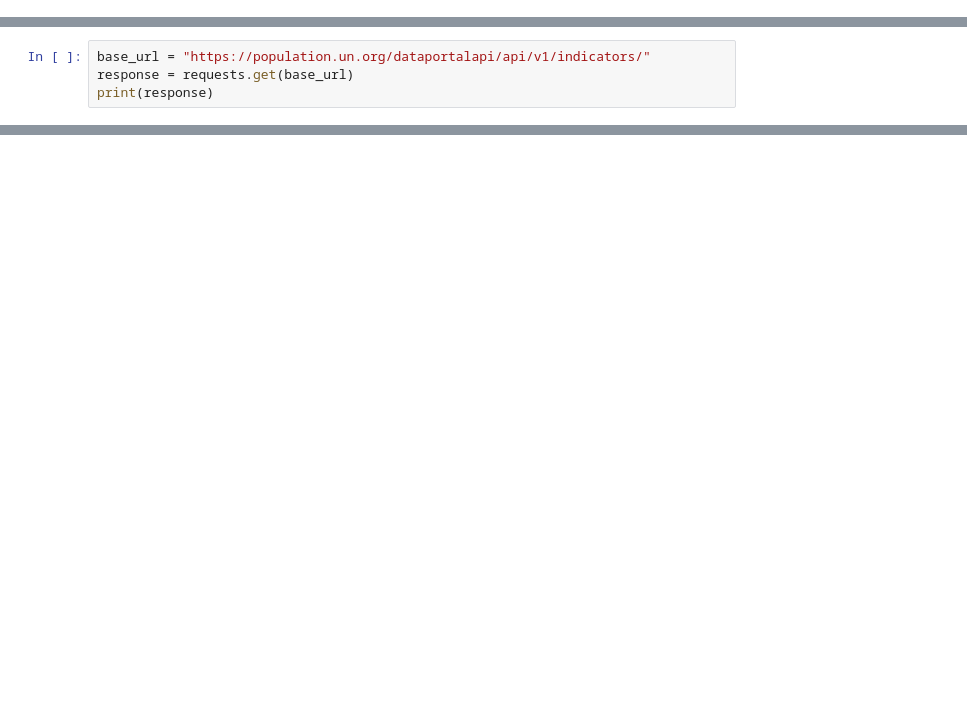
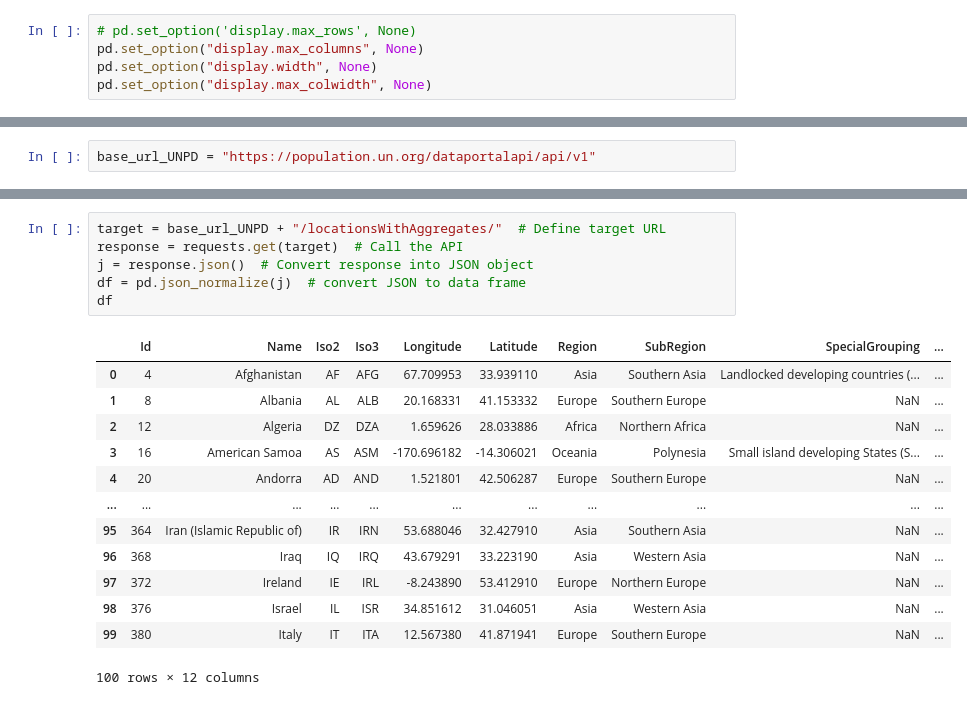
Before and after one commit to jorgeav527/life-expectancy, a Jupyter notebook: draft/API.ipynb, the cells around one changed output, grey strips where cells are left out. Cells and saved outputs as stored; diff of their text form; blank space fills up the shorter version.

```diff
--- a/draft/API.ipynb
+++ b/draft/API.ipynb
@@ -8,0 +15,5 @@ from pathlib import Path
+# %%
+# pd.set_option('display.max_rows', None)
+pd.set_option("display.max_columns", None)
+pd.set_option("display.width", None)
+pd.set_option("display.max_colwidth", None)
@@ -50,5 +629,3 @@ not_countries = [
 # %%
-base_url = "https://population.un.org/dataportalapi/api/v1/indicators/"
-response = requests.get(base_url)
-print(response)
+base_url_UNPD = "https://population.un.org/dataportalapi/api/v1"
 # %% [output]
@@ -55,0 +673,20 @@ print(response)
+# %%
+target = base_url_UNPD + "/locationsWithAggregates/"  # Define target URL
+response = requests.get(target)  # Call the API
+j = response.json()  # Convert response into JSON object
+df = pd.json_normalize(j)  # convert JSON to data frame
+df
+# %% [output]
+|  | Id | Name | Iso2 | Iso3 | Longitude | Latitude | Region | SubRegion | SpecialGrouping | ... |
+| 0 | 4 | Afghanistan | AF | AFG | 67.709953 | 33.939110 | Asia | Southern Asia | Landlocked developing countries (... | ... |
+| 1 | 8 | Albania | AL | ALB | 20.168331 | 41.153332 | Europe | Southern Europe | NaN | ... |
+| 2 | 12 | Algeria | DZ | DZA | 1.659626 | 28.033886 | Africa | Northern Africa | NaN | ... |
+| 3 | 16 | American Samoa | AS | ASM | -170.696182 | -14.306021 | Oceania | Polynesia | Small island developing States (S... | ... |
+| 4 | 20 | Andorra | AD | AND | 1.521801 | 42.506287 | Europe | Southern Europe | NaN | ... |
+| ... | ... | ... | ... | ... | ... | ... | ... | ... | ... | ... |
+| 95 | 364 | Iran (Islamic Republic of) | IR | IRN | 53.688046 | 32.427910 | Asia | Southern Asia | NaN | ... |
+| 96 | 368 | Iraq | IQ | IRQ | 43.679291 | 33.223190 | Asia | Western Asia | NaN | ... |
+| 97 | 372 | Ireland | IE | IRL | -8.243890 | 53.412910 | Europe | Northern Europe | NaN | ... |
+| 98 | 376 | Israel | IL | ISR | 34.851612 | 31.046051 | Asia | Western Asia | NaN | ... |
+| 99 | 380 | Italy | IT | ITA | 12.567380 | 41.871941 | Europe | Southern Europe | NaN | ... |
+100 rows × 12 columns
```
Also changed, not shown: parts of 51 cells of this notebook, 1 other file.
